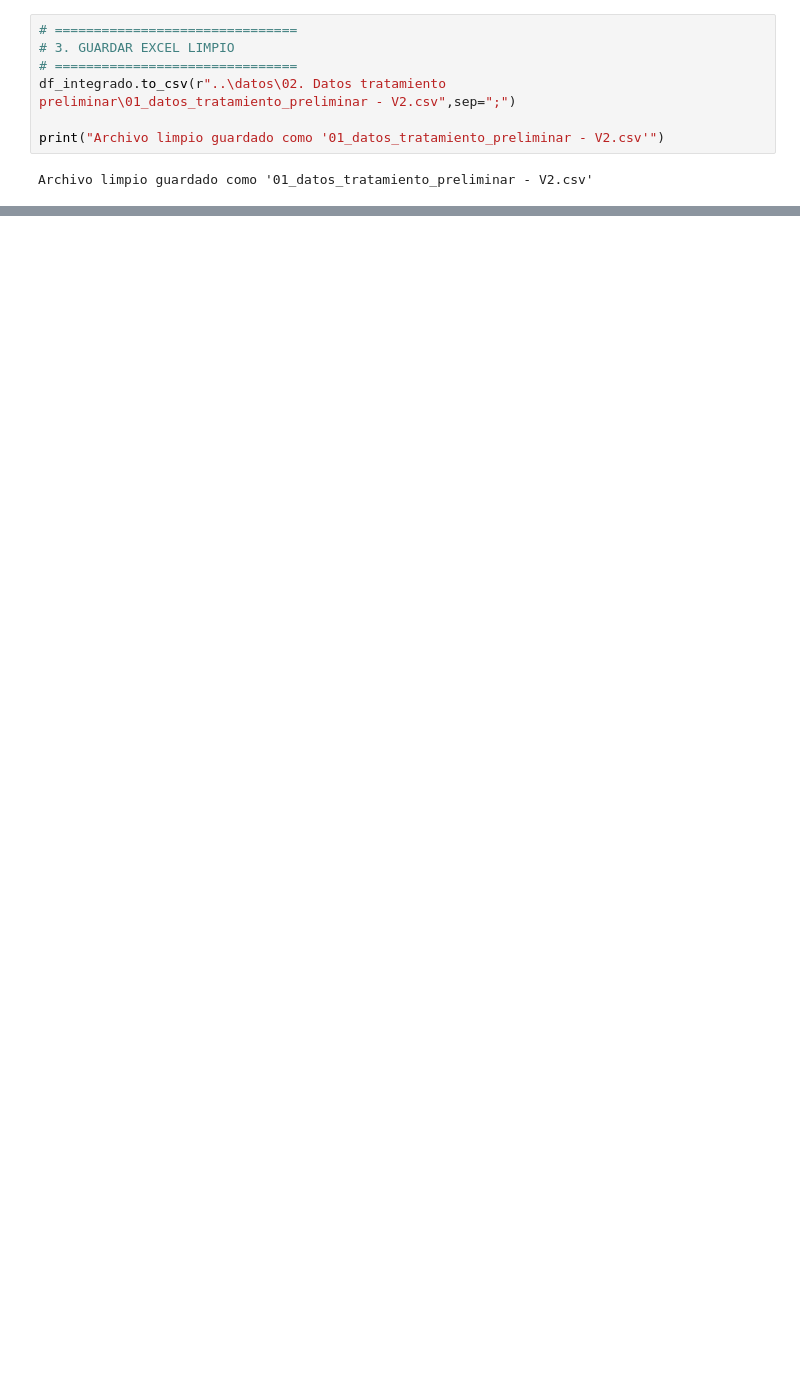
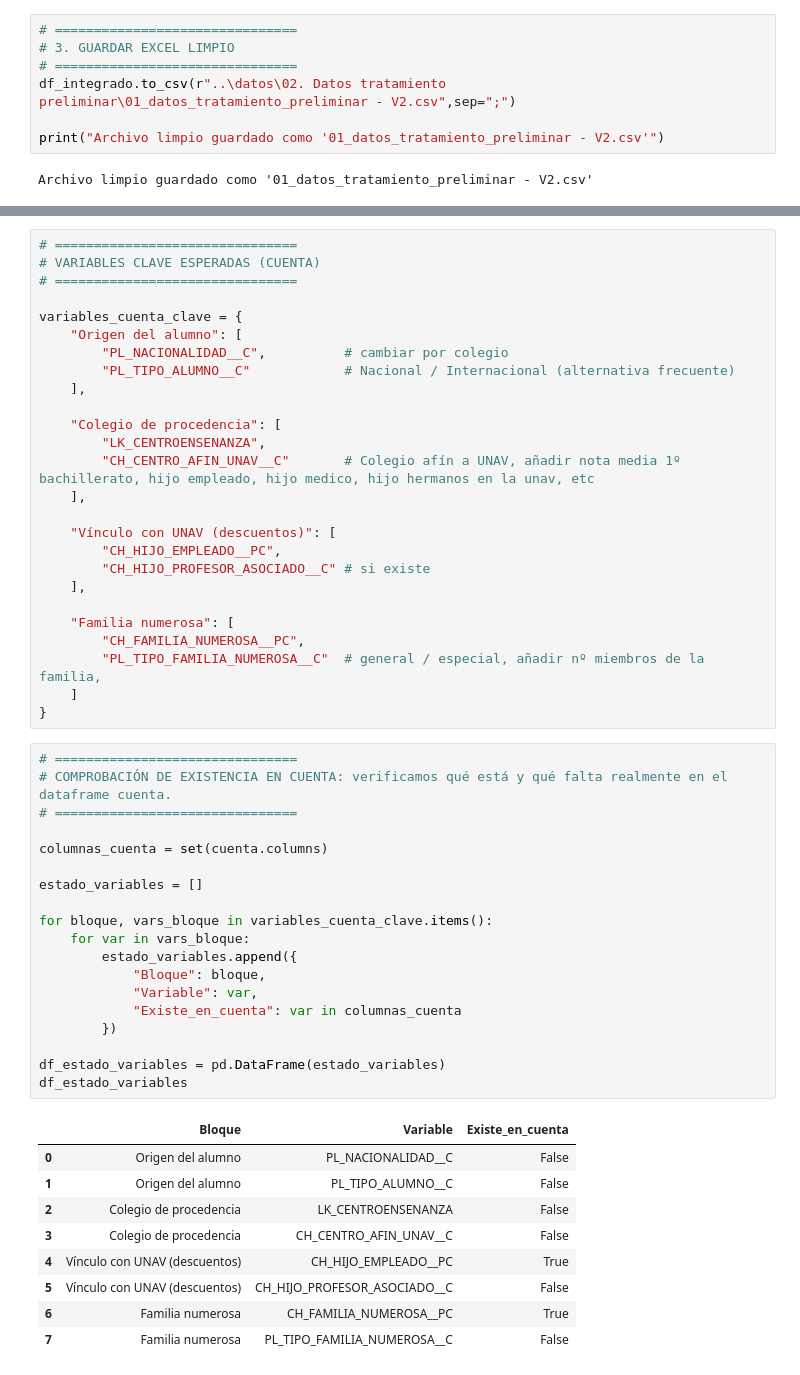
Before and after one commit to MiguelHernandezCorral/UNAV, a Jupyter notebook: notebooks/01_Limpieza copy.ipynb, the cells around one changed output, grey strips where cells are left out. Drawn from its saved outputs; the diff is of its cells as text; blank space fills up the shorter version.

```diff
--- a/notebooks/01_Limpieza copy.ipynb
+++ b/notebooks/01_Limpieza copy.ipynb
@@ -580,0 +598,55 @@ Archivo limpio guardado como '01_datos_tratamiento_preliminar - V2.csv'
+# %%
+# ===============================
+# VARIABLES CLAVE ESPERADAS (CUENTA)
+# ===============================
+
+variables_cuenta_clave = {
+    "Origen del alumno": [
+        "PL_NACIONALIDAD__C",          # cambiar por colegio
+        "PL_TIPO_ALUMNO__C"            # Nacional / Internacional (alternativa frecuente)
+    ],
+
+    "Colegio de procedencia": [
+        "LK_CENTROENSENANZA",
+        "CH_CENTRO_AFIN_UNAV__C"       # Colegio afín a UNAV, añadir nota media 1º bachillerato, hijo empleado, hijo medico, hijo hermanos en la unav, etc
+    ],
+
+    "Vínculo con UNAV (descuentos)": [
+        "CH_HIJO_EMPLEADO__PC",
+        "CH_HIJO_PROFESOR_ASOCIADO__C" # si existe
+    ],
+
+    "Familia numerosa": [
+        "CH_FAMILIA_NUMEROSA__PC",
+        "PL_TIPO_FAMILIA_NUMEROSA__C"  # general / especial, añadir nº miembros de la familia,
+    ]
+}
+# %%
+# ===============================
+# COMPROBACIÓN DE EXISTENCIA EN CUENTA: verificamos qué está y qué falta realmente en el dataframe cuenta.
+# ===============================
+
+columnas_cuenta = set(cuenta.columns)
+
+estado_variables = []
+
+for bloque, vars_bloque in variables_cuenta_clave.items():
+    for var in vars_bloque:
+        estado_variables.append({
+            "Bloque": bloque,
+            "Variable": var,
+            "Existe_en_cuenta": var in columnas_cuenta
+        })
+
+df_estado_variables = pd.DataFrame(estado_variables)
+df_estado_variables
+# %% [output]
+|  | Bloque | Variable | Existe_en_cuenta |
+| 0 | Origen del alumno | PL_NACIONALIDAD__C | False |
+| 1 | Origen del alumno | PL_TIPO_ALUMNO__C | False |
+| 2 | Colegio de procedencia | LK_CENTROENSENANZA | False |
+| 3 | Colegio de procedencia | CH_CENTRO_AFIN_UNAV__C | False |
+| 4 | Vínculo con UNAV (descuentos) | CH_HIJO_EMPLEADO__PC | True |
+| 5 | Vínculo con UNAV (descuentos) | CH_HIJO_PROFESOR_ASOCIADO__C | False |
+| 6 | Familia numerosa | CH_FAMILIA_NUMEROSA__PC | True |
+| 7 | Familia numerosa | PL_TIPO_FAMILIA_NUMEROSA__C | False |
```
Also changed, not shown: parts of 10 cells of this notebook.
